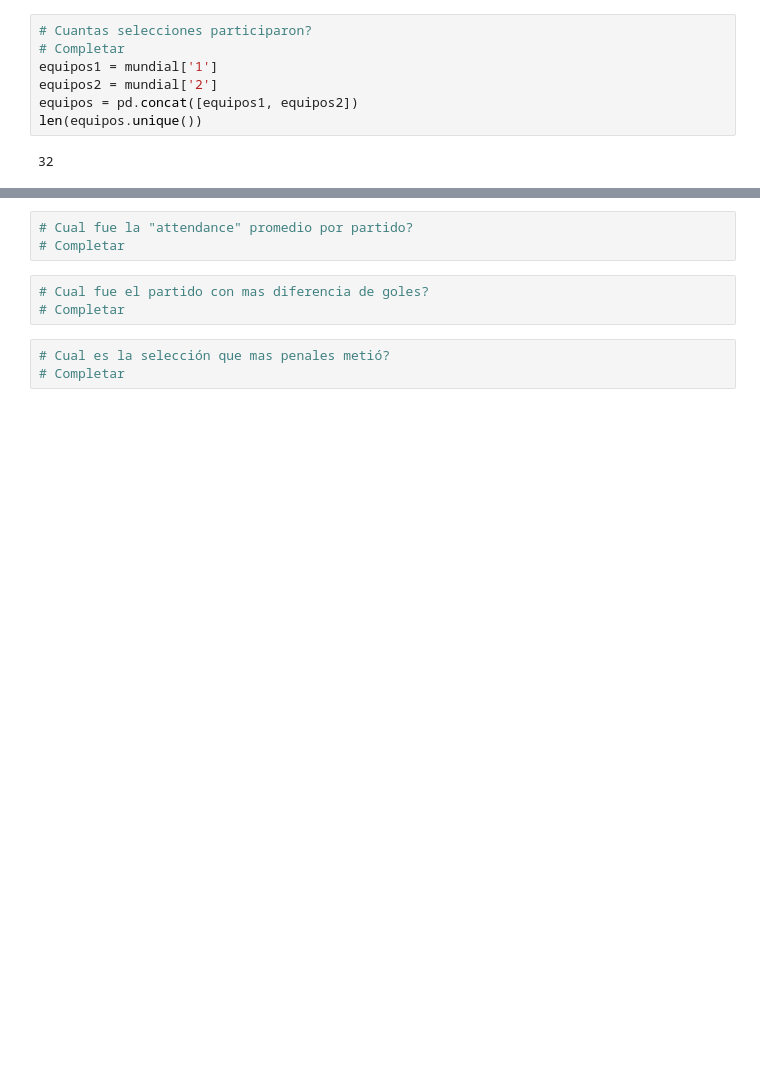
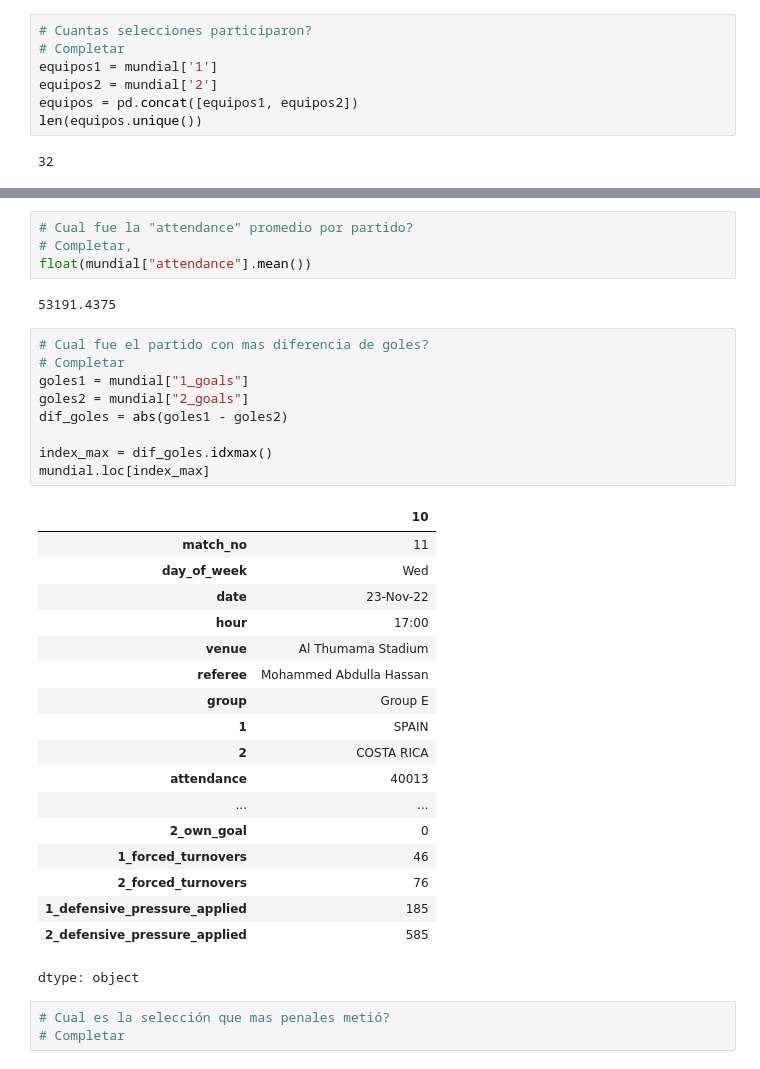
Before and after one commit to sabiojuancruz/mundial-qatar-2022, a Jupyter notebook: mundial_qatar_2022.ipynb, the cells around one changed output, grey strips where cells are left out. Drawn from its saved outputs; the diff is of its cells as text; blank space fills up the shorter version.

```diff
--- a/mundial_qatar_2022.ipynb
+++ b/mundial_qatar_2022.ipynb
@@ -72,9 +82,37 @@ len(equipos.unique())
 # %%
 # Cual fue la "attendance" promedio por partido?
-# Completar
+# Completar,
+float(mundial["attendance"].mean())
+# %% [output]
+53191.4375
 # %%
 # Cual fue el partido con mas diferencia de goles?
 # Completar
+goles1 = mundial["1_goals"]
+goles2 = mundial["2_goals"]
+dif_goles = abs(goles1 - goles2)
+
+index_max = dif_goles.idxmax()
+mundial.loc[index_max]
+# %% [output]
+|  | 10 |
+| match_no | 11 |
+| day_of_week | Wed |
+| date | 23-Nov-22 |
+| hour | 17:00 |
+| venue | Al Thumama Stadium |
+| referee | Mohammed Abdulla Hassan |
+| group | Group E |
+| 1 | SPAIN |
+| 2 | COSTA RICA |
+| attendance | 40013 |
+| ... | ... |
+| 2_own_goal | 0 |
+| 1_forced_turnovers | 46 |
+| 2_forced_turnovers | 76 |
+| 1_defensive_pressure_applied | 185 |
+| 2_defensive_pressure_applied | 585 |
+dtype: object
 # %%
 # Cual es la selección que mas penales metió?
 # Completar
```
Also changed, not shown: parts of 2 cells of this notebook.
